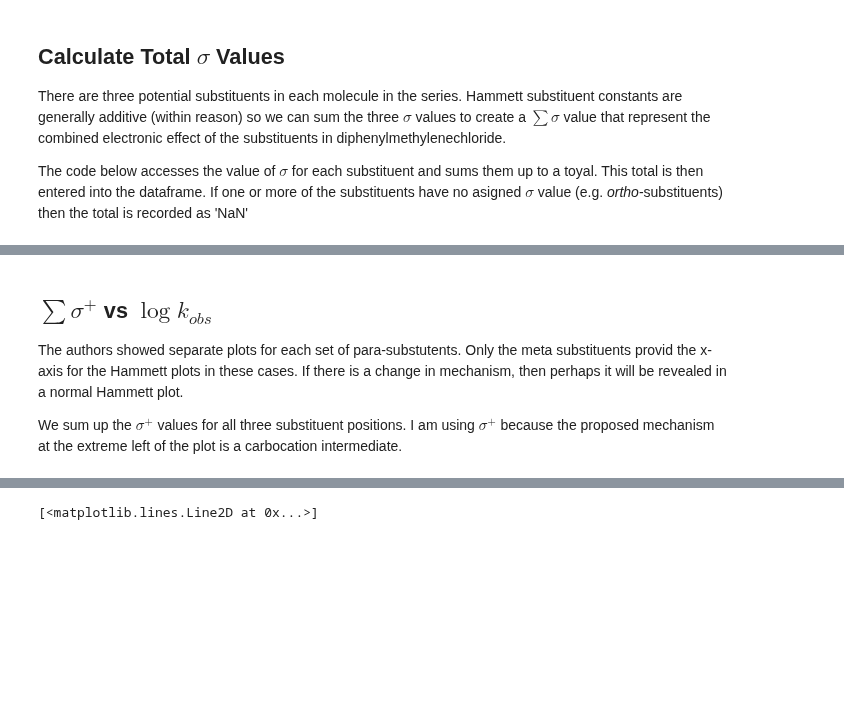
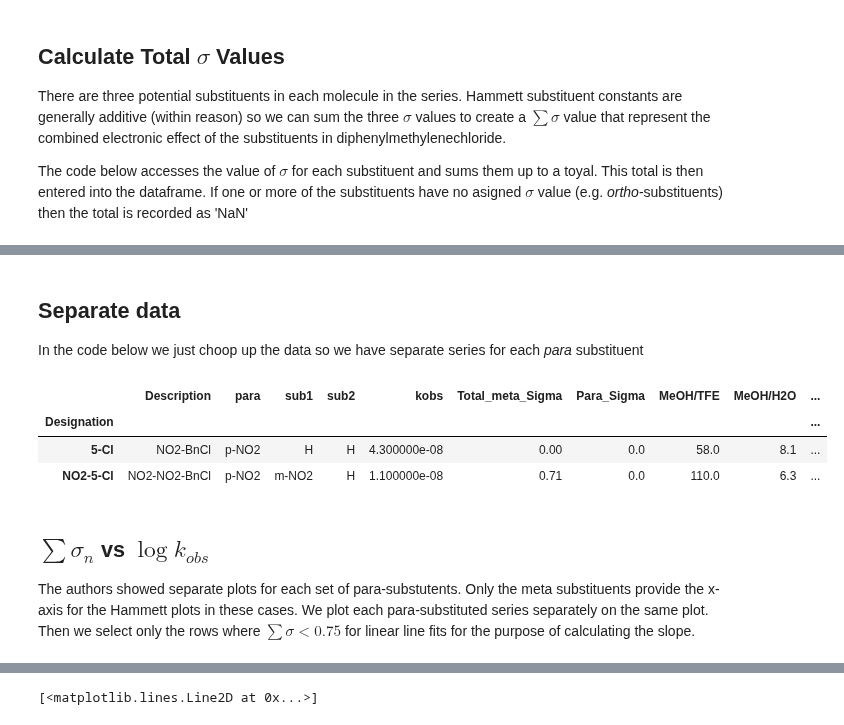
Before and after one commit to blinkletter/4410PythonNotebooks, a Jupyter notebook: Explorations/E1_benzylchloride_Paper.ipynb, the cells around one changed output, grey strips where cells are left out. Cells and saved outputs as stored; diff of their text form; code cells hidden in the pictures; blank space fills up the shorter version.

```diff
--- a/Explorations/E1_benzylchloride_Paper.ipynb
+++ b/Explorations/E1_benzylchloride_Paper.ipynb
@@ -158,6 +169,19 @@ TypeError: cannot convert the series to <class 'float'>
+# %% [markdown]
+## Separate data
+
+In the code below we just choop up the data so we have separate series for each *para* substituent
+# %%
+OMe_df = df1.loc[(df1["para"]=="p-OCH3")]
+Me_df = df1.loc[(df1["para"]=="p-CH3")]
+H_df = df1.loc[(df1["para"]=="H")]
+Br_df = df1.loc[(df1["para"]=="p-Br")]
+NO2_df = df1.loc[(df1["para"]=="p-NO2")]
+# %% [output]
+|  | Description | para | sub1 | sub2 | kobs | Total_meta_Sigma | Para_Sigma | MeOH/TFE | MeOH/H2O | ... |
+| Designation |  |  |  |  |  |  |  |  |  | ... |
+| 5-Cl | NO2-BnCl | p-NO2 | H | H | 4.300000e-08 | 0.00 | 0.0 | 58.0 | 8.1 | ... |
+| NO2-5-Cl | NO2-NO2-BnCl | p-NO2 | m-NO2 | H | 1.100000e-08 | 0.71 | 0.0 | 110.0 | 6.3 | ... |
 # %% [markdown]
-## $\sum \sigma^+$ vs $\log{k_{obs}}$
+## $\sum \sigma_n$ vs $\log{k_{obs}}$
 
-The authors showed separate plots for each set of para-substutents. Only the meta substituents provid the x-axis for the Hammett plots in these cases. If there is a change in mechanism, then perhaps it will be revealed in a normal Hammett plot.
-
-We sum up the $\sigma^+$ values for all three substituent positions. I am using $\sigma^+$ because the proposed mechanism at the extreme left of the plot is a carbocation intermediate.
+The authors showed separate plots for each set of para-substutents. Only the meta substituents provide the x-axis for the Hammett plots in these cases. We plot each para-substituted series separately on the same plot. Then we select only the rows where $\sum \sigma < 0.75$ for linear line fits for the purpose of calculating the slope.
```
Also changed, not shown: parts of 4 cells of this notebook.
